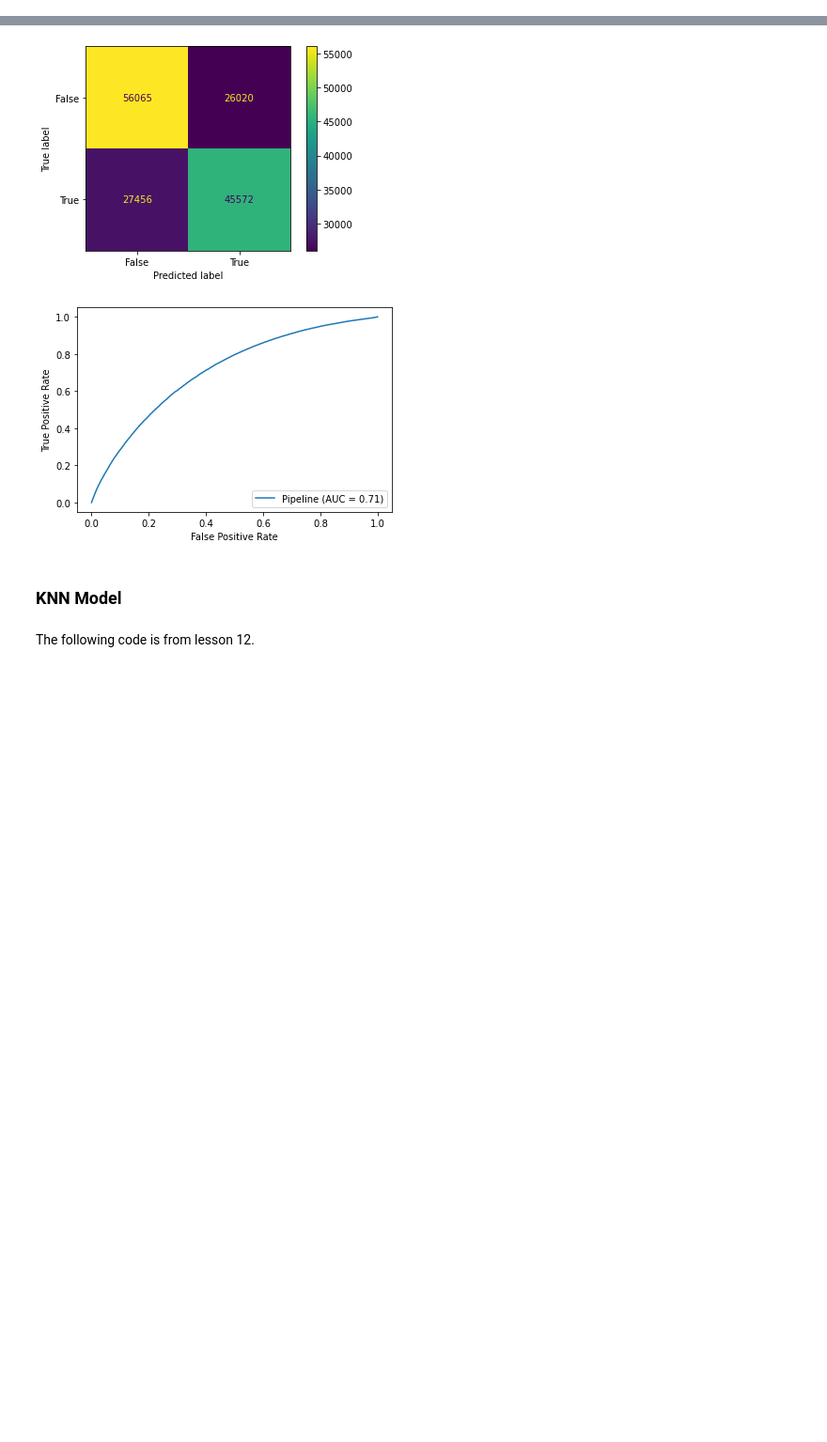
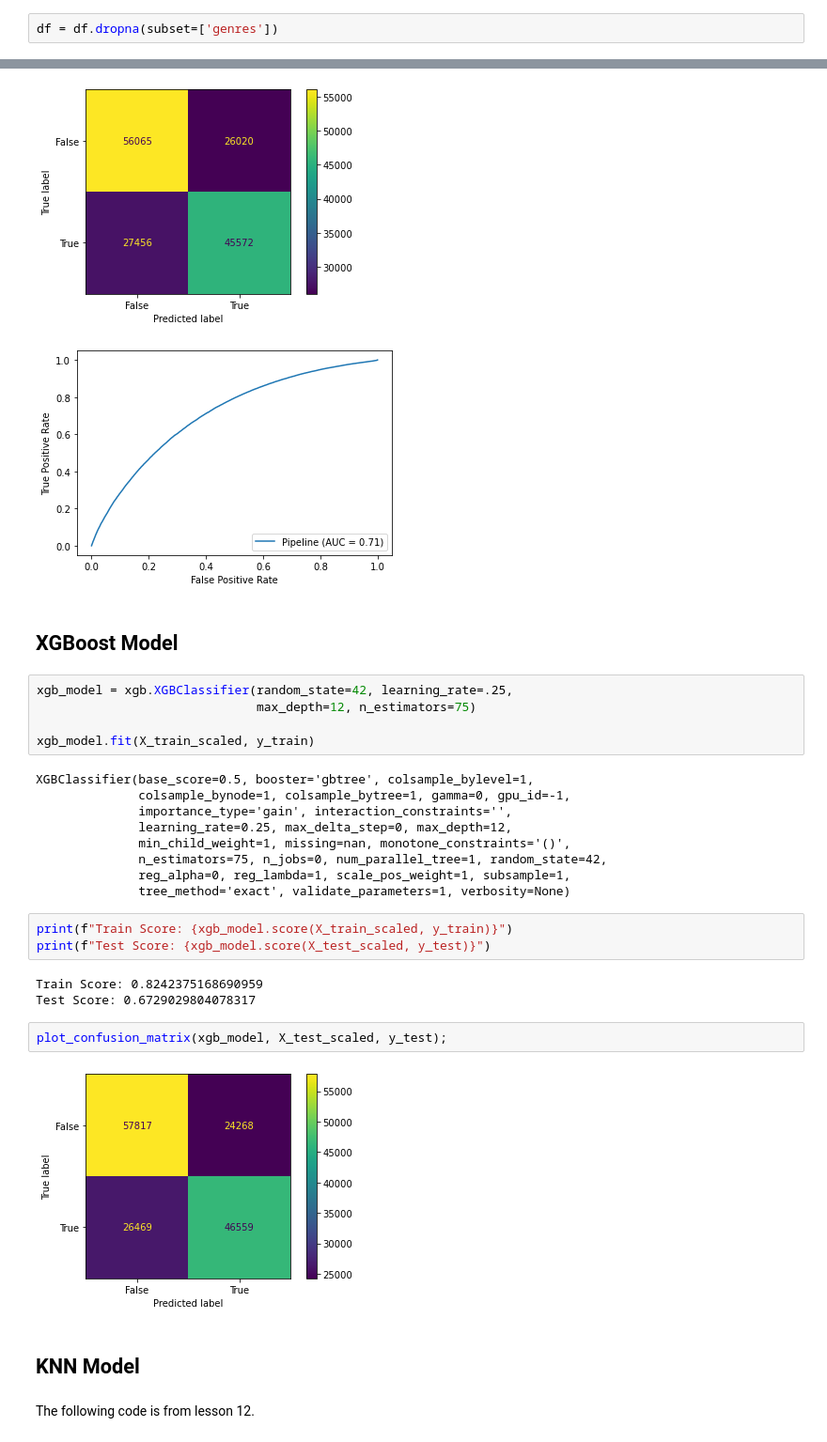
Before and after one commit to reedmartinson0405/Music-Rec-System, a Jupyter notebook: notebooks/Predicting_Popularity.ipynb, the cells around one changed output, grey strips where cells are left out. Shown: that part at 94% size. Saved outputs shown, nothing was run; the diff lists cells and outputs as text; blank space fills up the shorter version.

```diff
--- a/notebooks/Predicting_Popularity.ipynb
+++ b/notebooks/Predicting_Popularity.ipynb
@@ -64,0 +87,2 @@ memory usage: 86.1+ MB
+# %%
+df = df.dropna(subset=['genres'])
@@ -206,8 +250,34 @@ Test Precision: 0.6366
 Test ROC-AUC: 0.6535
 [figure]
 [figure]
+# %% [markdown]
+## XGBoost Model
+# %%
+xgb_model = xgb.XGBClassifier(random_state=42, learning_rate=.25,
+                              max_depth=12, n_estimators=75)
+
+xgb_model.fit(X_train_scaled, y_train)
+# %% [output]
+XGBClassifier(base_score=0.5, booster='gbtree', colsample_bylevel=1,
+              colsample_bynode=1, colsample_bytree=1, gamma=0, gpu_id=-1,
+              importance_type='gain', interaction_constraints='',
+              learning_rate=0.25, max_delta_step=0, max_depth=12,
+              min_child_weight=1, missing=nan, monotone_constraints='()',
+              n_estimators=75, n_jobs=0, num_parallel_tree=1, random_state=42,
+              reg_alpha=0, reg_lambda=1, scale_pos_weight=1, subsample=1,
+              tree_method='exact', validate_parameters=1, verbosity=None)
+# %%
+print(f"Train Score: {xgb_model.score(X_train_scaled, y_train)}")
+print(f"Test Score: {xgb_model.score(X_test_scaled, y_test)}")
+# %% [output]
+Train Score: 0.8242375168690959
+Test Score: 0.6729029804078317
+# %%
+plot_confusion_matrix(xgb_model, X_test_scaled, y_test);
+# %% [output]
+[figure, added]
 # %% [markdown]
-### KNN Model
+## KNN Model
 # %% [markdown]
 The following code is from lesson 12.
 # %%
```
Also changed, not shown: parts of 21 cells of this notebook, 2 other files.
